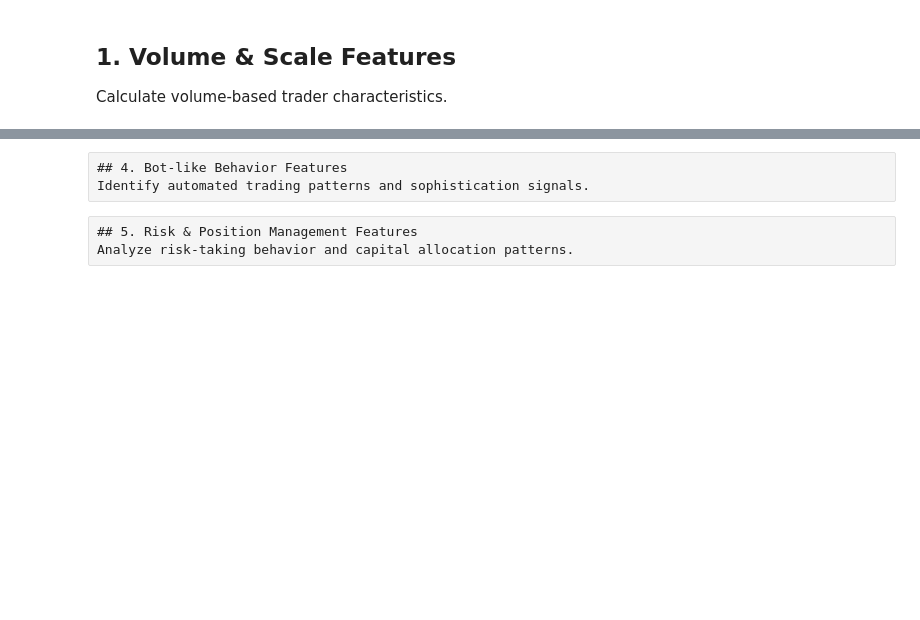
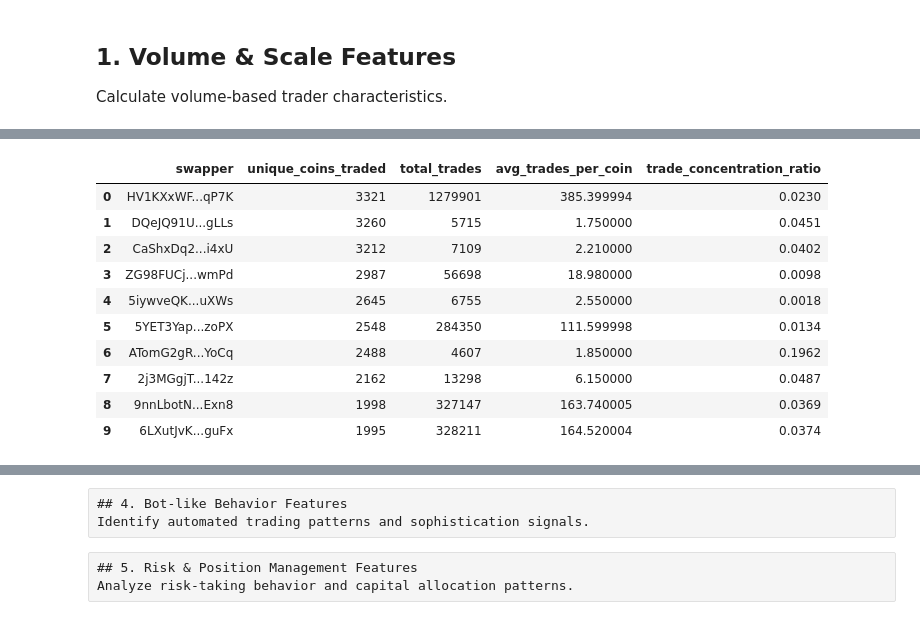
Before and after one commit to noelotpyrc/trading_eda, a Jupyter notebook: solana/02_trader_profiling_features.ipynb, the cells around one changed output, grey strips where cells are left out. Cells and saved outputs as stored; diff of their text form; code cells hidden in the pictures; blank space fills up the shorter version.

```diff
--- a/solana/02_trader_profiling_features.ipynb
+++ b/solana/02_trader_profiling_features.ipynb
@@ -212,50 +212,39 @@ Analyze multi-coin trading patterns and specialization.
 # %%
 diversification_features_query = """
--- Multi-coin specialization analysis (key insight from plan: 0.1% are multi-coin specialists)
 WITH trader_diversification_stats AS (
+    SELECT
+        swapper,
+        MAX(trade_count) as max_trades_on_single_coin
+    FROM (
+        SELECT
+            swapper,
+            mint,
+            COUNT(*) as trade_count
+        FROM first_day_trades
+        GROUP BY swapper, mint
+    ) coin_trades
+    GROUP BY swapper
+),
+trader_coin_concentration AS (
     SELECT
         swapper,
         COUNT(DISTINCT mint) as unique_coins_traded,
         COUNT(*) as total_trades,
-        SUM(CASE WHEN swap_from_mint = 'So11111111111111111111111111111111111111112' THEN swap_from_amount ELSE 0 END) as total_sol_volume,
-
-        -- Calculate concentration per coin
-        MAX(COUNT(*)) OVER (PARTITION BY swapper) as max_trades_on_single_coin
+        SUM(CASE WHEN swap_from_mint = 'So11111111111111111111111111111111111111112' THEN swap_from_amount ELSE 0 END) as total_sol_buy_volume,
+        SUM(CASE WHEN swap_to_mint = 'So11111111111111111111111111111111111111112' THEN swap_to_amount ELSE 0 END) as total_sol_sell_volume
     FROM first_day_trades
-    GROUP BY swapper, mint
-),
-trader_coin_concentration AS (
-    SELECT
-        swapper,
-        MAX(unique_coins_traded) as unique_coins_traded,
-        MAX(total_trades) as total_trades,
-        MAX(total_sol_volume) as total_sol_volume,
-        MAX(max_trades_on_single_coin) as max_trades_on_single_coin
-    FROM trader_diversification_stats
     GROUP BY swapper
 )
 SELECT
-    swapper,
-    unique_coins_traded,
-    total_trades,
-    ROUND(total_trades::FLOAT / unique_coins_traded, 2) as avg_trades_per_coin,
-    ROUND(max_trades_on_single_coin::FLOAT / total_trades, 4) as trade_concentration_ratio,
+    t1.swapper,
+    t1.unique_coins_traded,
+    t1.total_trades,
+    ROUND(t1.total_trades::FLOAT / t1.unique_coins_traded, 2) as avg_trades_per_coin,
+    ROUND(t2.max_trades_on_single_coin::FLOAT / t1.total_trades, 4) as trade_concentration_ratio
 
-    -- Specialization classifications (from plan)
-    CASE WHEN unique_coins_traded = 1 THEN 1 ELSE 0 END as single_coin_specialist,
-    CASE WHEN unique_coins_traded >= 100 THEN 1 ELSE 0 END as multi_coin_specialist,
-    CASE WHEN unique_coins_traded >= 10 AND unique_coins_traded < 100 THEN 1 ELSE 0 END as diversified_trader,
-
-    -- Trader archetype based on diversification
-    CASE
-        WHEN unique_coins_traded >= 100 THEN 'Multi-Coin-Specialist'
-        WHEN unique_coins_traded >= 10 THEN 'Diversified'
-        WHEN unique_coins_traded >= 3 THEN 'Moderate'
-        ELSE 'Focused'
-    END as diversification_tier
-
-FROM trader_coin_concentration
-ORDER BY unique_coins_traded DESC;
+FROM trader_coin_concentration t1
+INNER JOIN trader_diversification_stats t2 ON t1.swapper = t2.swapper
+ORDER BY t1.unique_coins_traded DESC;
 """
 
 print("=== DIVERSIFICATION & SPECIALIZATION FEATURES ===")
@@ -267,6 +256,19 @@ diversification_features = analyzer.execute_query(diversification_features_query
 if diversification_features is not None:
     print(f"\n📊 Diversification Analysis Complete!")
     print(f"  Total traders analyzed: {format_large_number(len(diversification_features))}")
+
+    # Create classification flags based on available data
+    diversification_features['multi_coin_specialist'] = (diversification_features['unique_coins_traded'] >= 50).astype(int)
+    diversification_features['single_coin_specialist'] = (diversification_features['unique_coins_traded'] == 1).astype(int)
+    diversification_features['diversified_trader'] = ((diversification_features['unique_coins_traded'] >= 10) &
+                                                     (diversification_features['unique_coins_traded'] < 50)).astype(int)
+
+    # Create diversification tiers
+    diversification_features['diversification_tier'] = pd.cut(
+        diversification_features['unique_coins_traded'],
+        bins=[0, 1, 5, 10, 50, float('inf')],
+        labels=['Single-Coin', 'Few-Coins', 'Multi-Coin', 'Diversified', 'Specialist']
+    )
 
     # Key insight from plan: Multi-coin specialists (0.1% of traders)
     multi_coin_specialists = diversification_features[diversification_features['multi_coin_specialist'] == 1]
@@ -314,3 +316,4 @@ if diversification_features is not None:
 
 else:
     print("❌ Failed to execute diversification features query")
+# %% [output]
@@ -316,0 +337,11 @@ else:
+|  | swapper | unique_coins_traded | total_trades | avg_trades_per_coin | trade_concentration_ratio |
+| 0 | HV1KXxWF...qP7K | 3321 | 1279901 | 385.399994 | 0.0230 |
+| 1 | DQeJQ91U...gLLs | 3260 | 5715 | 1.750000 | 0.0451 |
+| 2 | CaShxDq2...i4xU | 3212 | 7109 | 2.210000 | 0.0402 |
+| 3 | ZG98FUCj...wmPd | 2987 | 56698 | 18.980000 | 0.0098 |
+| 4 | 5iywveQK...uXWs | 2645 | 6755 | 2.550000 | 0.0018 |
+| 5 | 5YET3Yap...zoPX | 2548 | 284350 | 111.599998 | 0.0134 |
+| 6 | ATomG2gR...YoCq | 2488 | 4607 | 1.850000 | 0.1962 |
+| 7 | 2j3MGgjT...142z | 2162 | 13298 | 6.150000 | 0.0487 |
+| 8 | 9nnLbotN...Exn8 | 1998 | 327147 | 163.740005 | 0.0369 |
+| 9 | 6LXutJvK...guFx | 1995 | 328211 | 164.520004 | 0.0374 |
```
Also changed, not shown: parts of 10 cells of this notebook.
